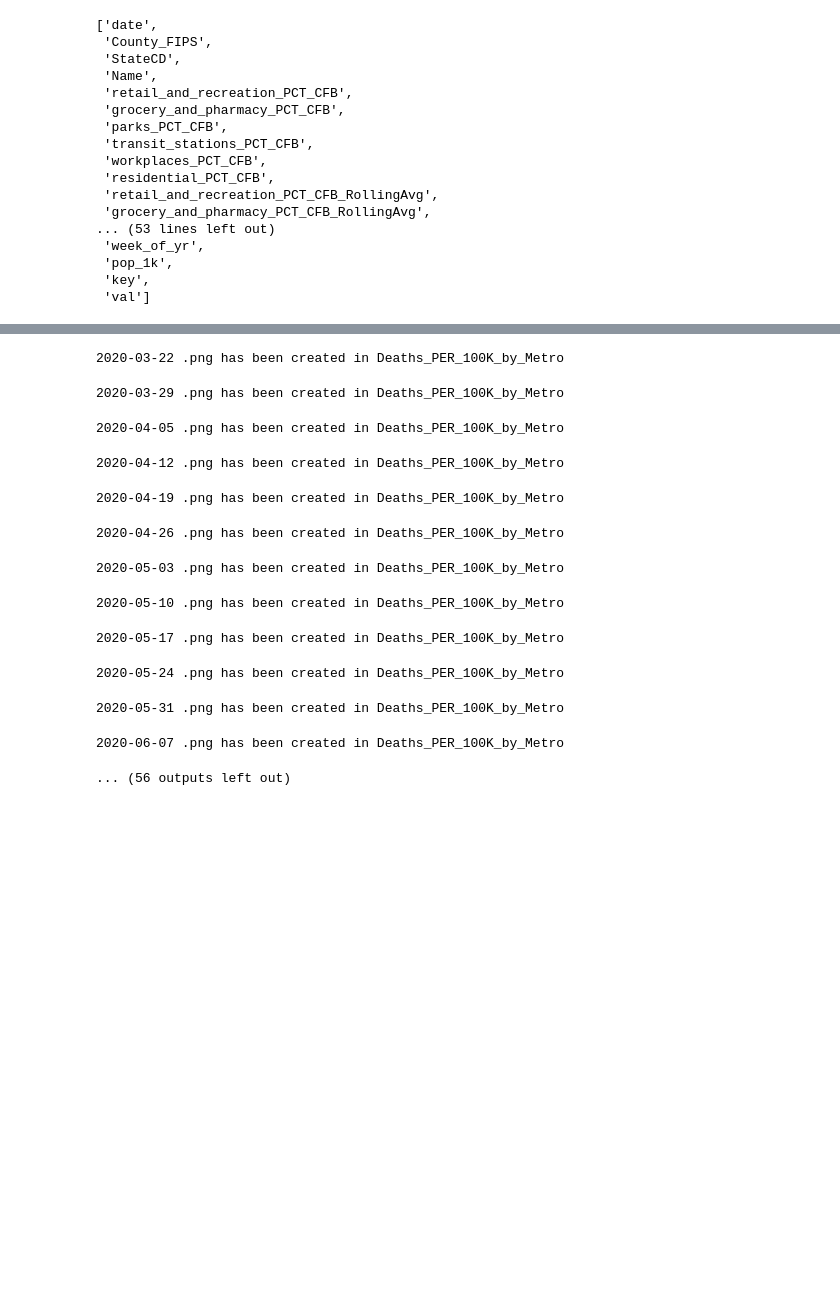
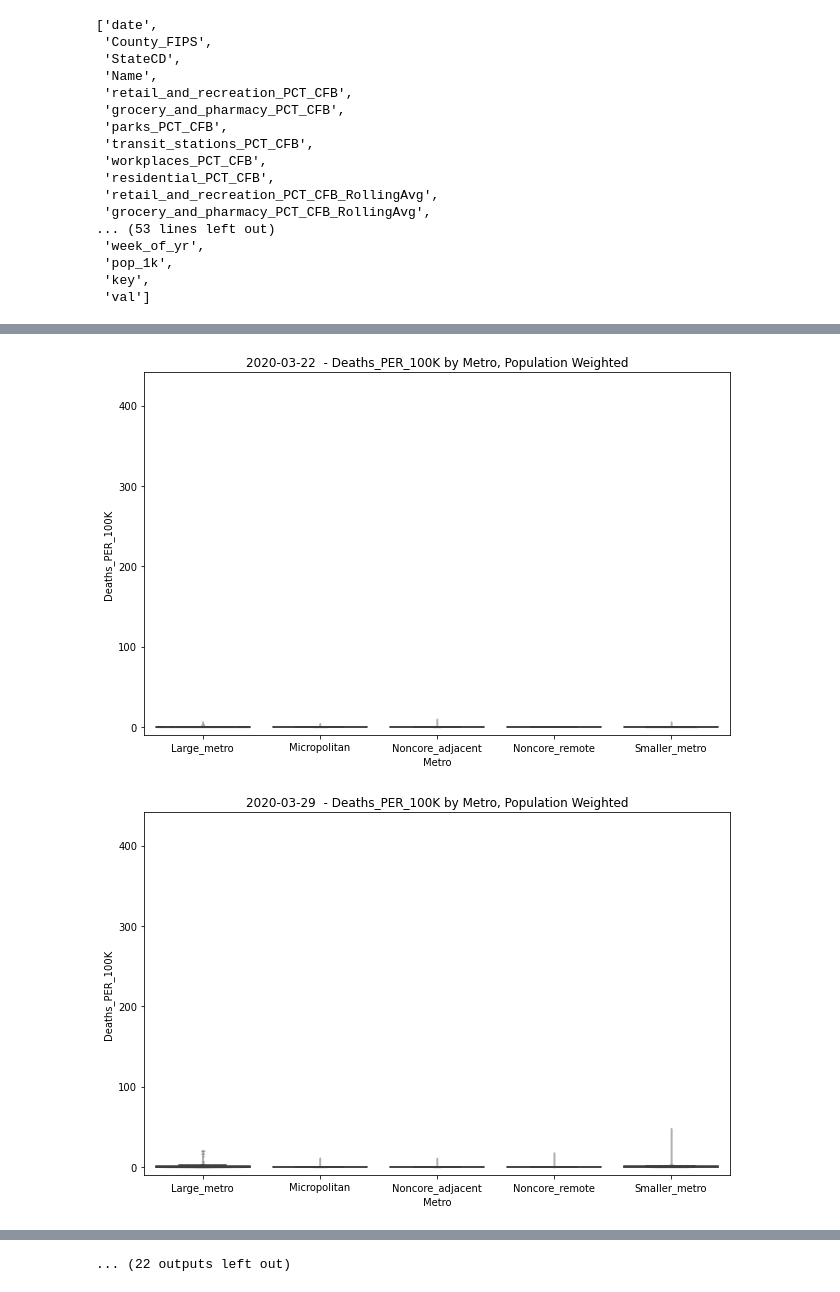
Before and after one commit to pballent/hia-covid, a Jupyter notebook: hia_covid_python_exploration/Combined_Data_Exploration.ipynb, the cells around one changed output, grey strips where cells are left out. Drawn from its saved outputs; the diff is of its cells as text; code cells hidden in the pictures; blank space fills up the shorter version.

```diff
--- a/hia_covid_python_exploration/Combined_Data_Exploration.ipynb
+++ b/hia_covid_python_exploration/Combined_Data_Exploration.ipynb
@@ -579,7 +615,7 @@ list_df[2]
 | 56045 | 2020-04-03 | 56045 | WY | Weston County | NaN | -5.0 | NaN | ... |
 2802 rows × 66 columns
 # %%
-def explode_df_dateweight(df):
+def explode_df_pop_weight(df):
     list_frame  = []
     for i in tqdm(list(df.County_FIPS.unique())):
         frame = df[df.County_FIPS == i]
@@ -589,7 +625,6 @@ def explode_df_dateweight(df):
         joinframe['key'] = 'key'
         joinframe.columns = ['val','key']
         cartesian = frame.merge(joinframe, on="key")
-        #frame_weighted = cartesian[cartesian.Deaths <= cartesian.val]
         list_frame.append(cartesian)
     exploded_frame = pd.concat(list_frame)
     return exploded_frame
@@ -677,21 +713,3 @@ os.getcwd()
 os.chdir("/Users/philip.ballentine/Documents/grphimg")
 # %%
 #conda install -c conda-forge imageio
-# %%
-for i in tqdm(list_exploded_df):
-#for i in tqdm(random.choices(list_exploded_df, k= 4)):
-    frame = i
-    frame = frame.sort_values(by="Metro")
-    fig = plt.figure(figsize=(11, 3))
-    frame = frame[frame.Metro.isin(["Large_metro","Micropolitan","Smaller_metro"])]
-
-    ax = sns.boxplot(x="Division", y="Deaths_PER_100K", data=frame, boxprops={'facecolor':'None'}, fliersize=0)
-    ax = sns.violinplot(x="Division", y="Deaths_PER_100K", scale="count", data=frame, inner="quart", dodge=True, despine=True)
-
-    plt.setp(ax.collections, alpha=.4)
-    plt.ylim(-10,combined_sub.Deaths_PER_100K.max()*.9)
-
-    datestr = str(i.date.max())[0:11]
-    plt.title("{datestr} - Deaths per 100K (Total) by Urban Category, Population Weighted".format(datestr=datestr))
-    plt.tight_layout()
-    plt.savefig("{title}.png".format(title=title), dpi=300)
@@ -727,8 +739,8 @@ def loop_for_gif_by_metro(Yvar="Deaths_PER_100K", group="Metro"):
     #for i in tqdm(random.choices(list_exploded_df, k= 10)):
     for i in tqdm(list_exploded_df):
         frame = i
-        frame = frame.sort_values(by="Metro")
-        fig = plt.figure(figsize=(11, 3))
+        frame = frame.sort_values(by='{group}'.format(group=group))
+        fig = plt.figure(figsize=(9, 6))
         #frame = frame[frame.Metro.isin(["Large_metro","Micropolitan","Smaller_metro"])]
         ax = sns.boxplot(x=group, y=Yvar, data=frame, boxprops={'facecolor':'None'}, fliersize=0)
         ax = sns.violinplot(x=group, y=Yvar, scale="count", data=frame, inner="quart", dodge=True, despine=True)
@@ -745,10 +757,12 @@ def loop_for_gif_by_metro(Yvar="Deaths_PER_100K", group="Metro"):
         plt.title("{datestr} - {Yvar} by {group}, Population Weighted".format(datestr=datestr, Yvar=Yvar, group=group))
         plt.tight_layout()
         plt.savefig("{datestr}.png".format(datestr=datestr), dpi=300)
-        print("{datestr}.png has been created in {foldername}".format(datestr=datestr, foldername=foldername))
+        #print("{datestr}.png has been created in {foldername}".format(datestr=datestr, foldername=foldername))
 
 ## Animated GIF creation
     gif_from_images(animated_filename=foldername)
 # %%
-loop_for_gif_by_metro("Deaths_PER_100K")
+loop_for_gif_by_metro("Deaths_PER_100K", group="Metro")
 # %% [output]
+[figure, added]
+[figure, added]
@@ -755,16 +779,4 @@ loop_for_gif_by_metro("Deaths_PER_100K")
-2020-03-22 .png has been created in Deaths_PER_100K_by_Metro
+... (22 outputs left out)
-2020-03-29 .png has been created in Deaths_PER_100K_by_Metro
-2020-04-05 .png has been created in Deaths_PER_100K_by_Metro
-2020-04-12 .png has been created in Deaths_PER_100K_by_Metro
-2020-04-19 .png has been created in Deaths_PER_100K_by_Metro
-2020-04-26 .png has been created in Deaths_PER_100K_by_Metro
-2020-05-03 .png has been created in Deaths_PER_100K_by_Metro
-2020-05-10 .png has been created in Deaths_PER_100K_by_Metro
-2020-05-17 .png has been created in Deaths_PER_100K_by_Metro
-2020-05-24 .png has been created in Deaths_PER_100K_by_Metro
-2020-05-31 .png has been created in Deaths_PER_100K_by_Metro
-2020-06-07 .png has been created in Deaths_PER_100K_by_Metro
-... (56 outputs left out)
 # %%
 all_combo_list = []
 for i in Yvar_list:
```
Also changed, not shown: parts of 11 cells of this notebook.
